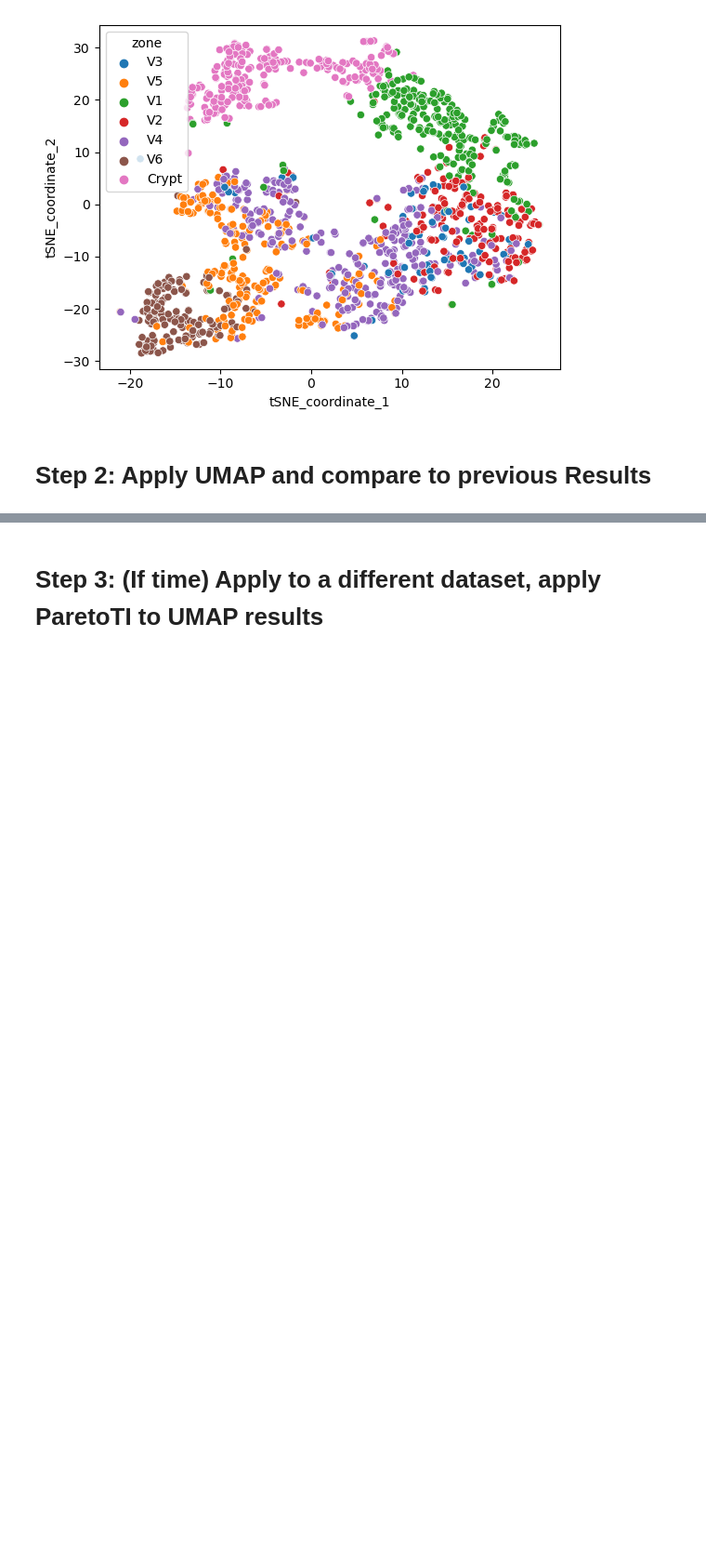
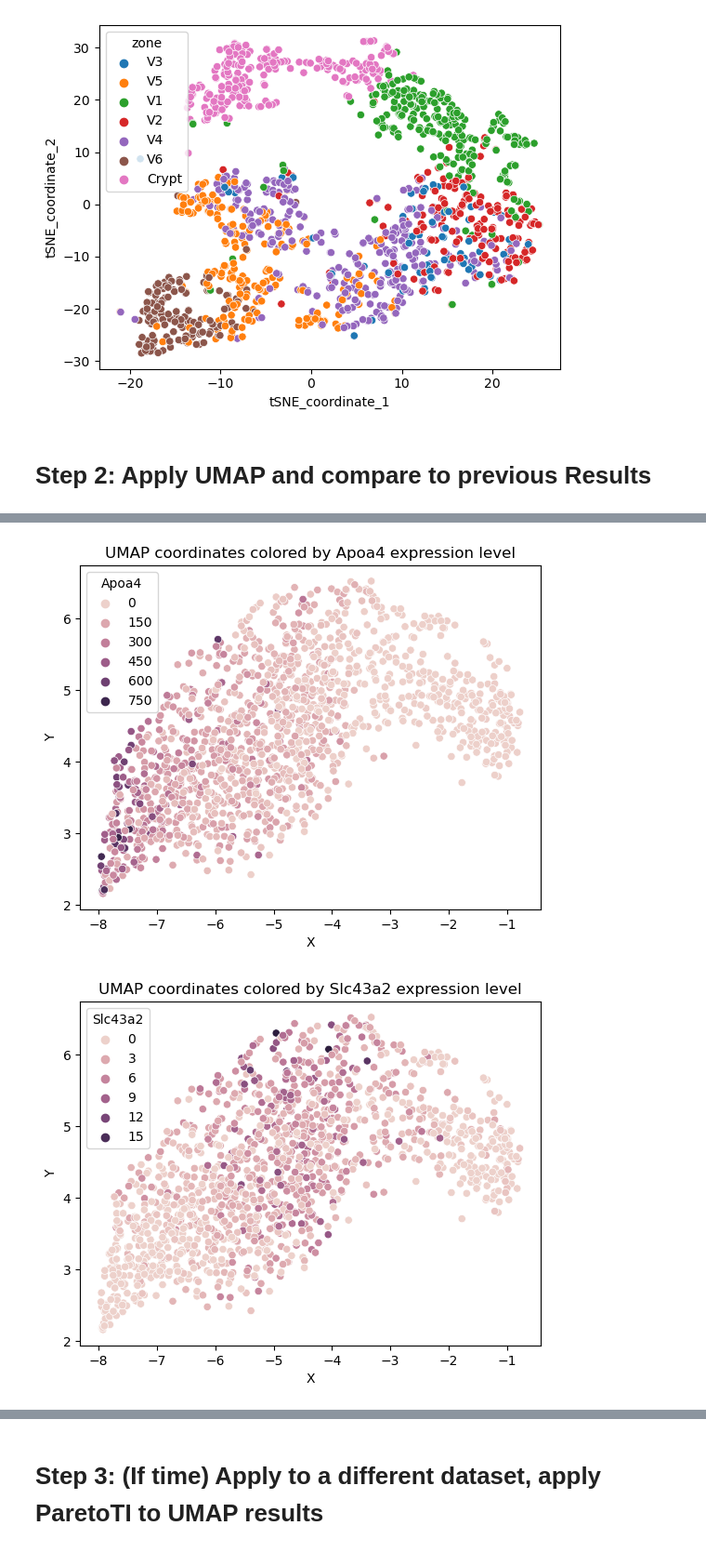
Before and after one commit to pfabianCSM/Code_spatial_reconstruction_enterocytes, a Jupyter notebook: umap_exploration.ipynb, the cells around one changed output, grey strips where cells are left out. Shown at 93% size. Drawn from its saved outputs; the diff is of its cells as text; code cells hidden in the pictures; blank space fills up the shorter version.

```diff
--- a/umap_exploration.ipynb
+++ b/umap_exploration.ipynb
@@ -220,0 +255,10 @@ umap_coordinates
+# %%
+genes_subset = ['Apoa4','Slc43a2','Ccl25', 'mt-Cytb', 'mt-Nd4l', 'mt-Nd4', 'mt-Nd5'] #pick genes from list above
+
+for gene in genes_subset:
+    sns.scatterplot(data=umap_coordinates, x='X', y='Y', hue=gene)
+    plt.title(f'UMAP coordinates colored by {gene} expression level')
+    plt.show()
+# %% [output]
+[figure, added]
+[figure, added]
```
Also changed, not shown: parts of 16 cells of this notebook.
